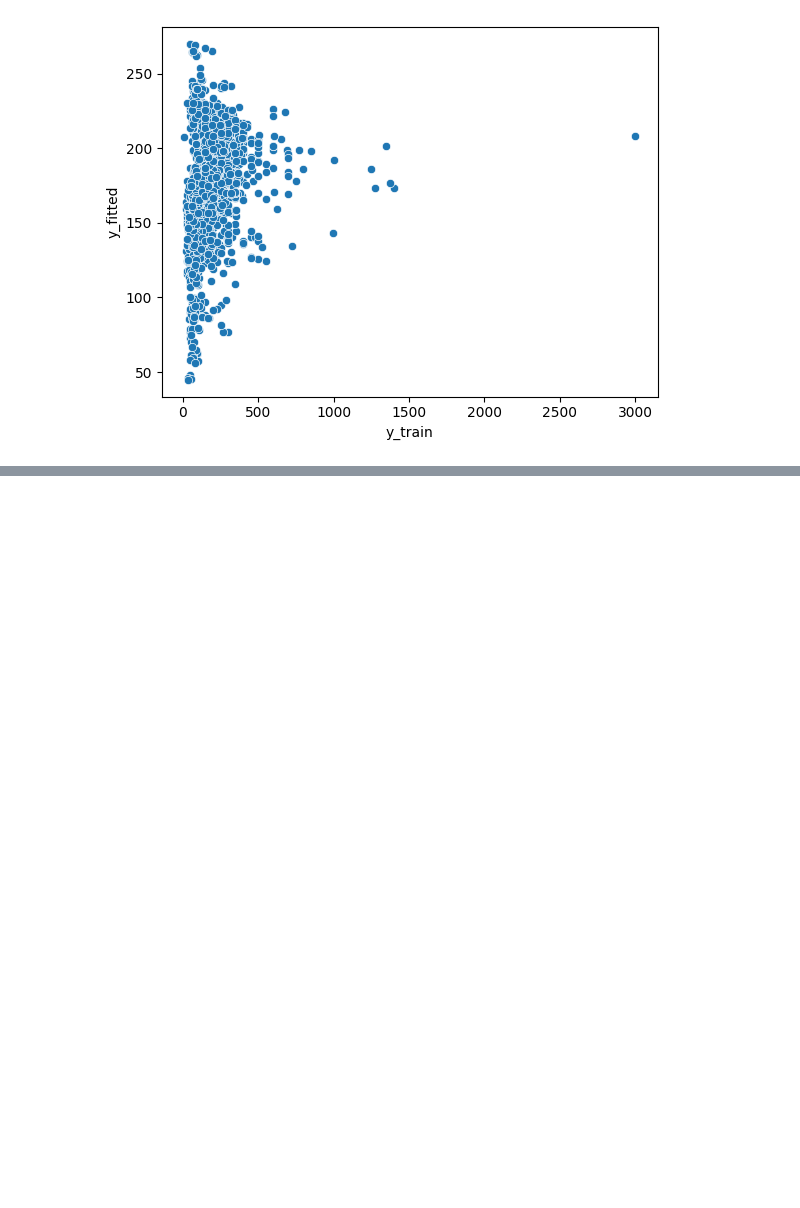
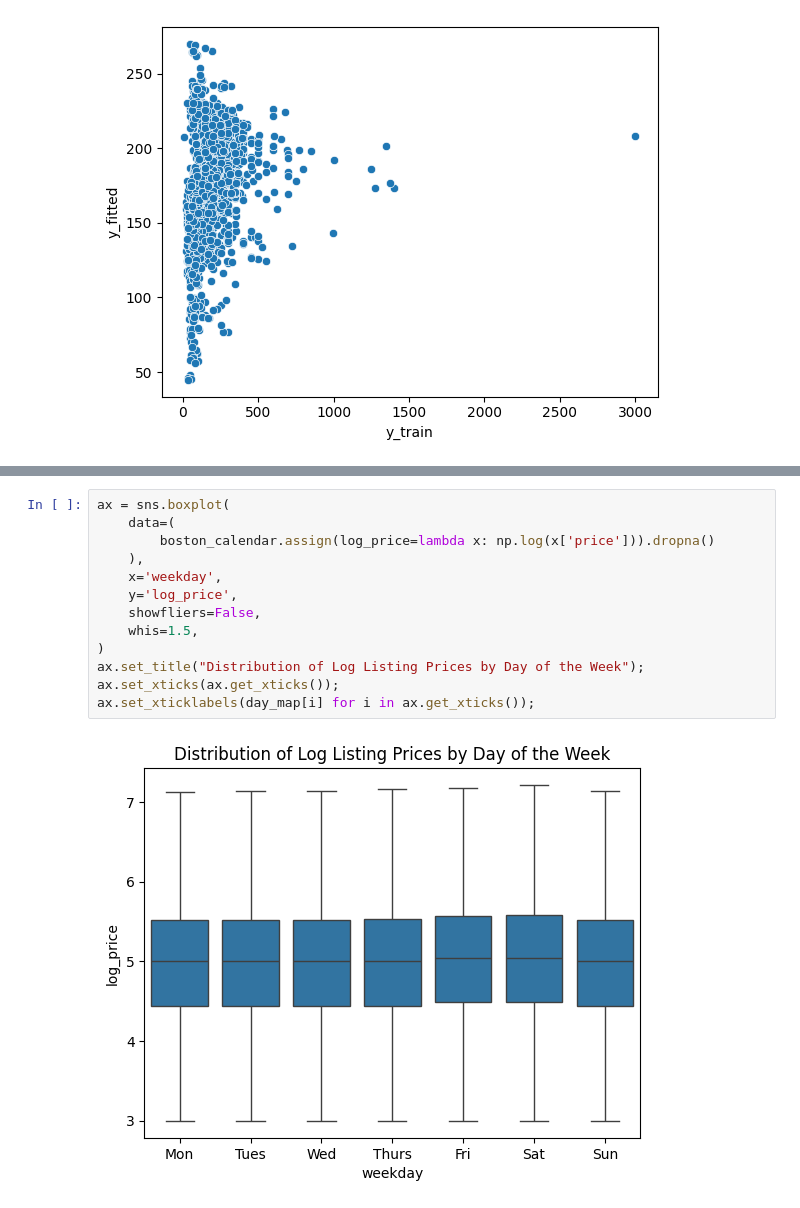
Before and after one commit to justinclarkhome/UdacityDataScienceProject1, a Jupyter notebook: Project1.ipynb, the cells around one changed output, grey strips where cells are left out. Drawn from its saved outputs; the diff is of its cells as text; blank space fills up the shorter version.

```diff
--- a/Project1.ipynb
+++ b/Project1.ipynb
@@ -385,0 +467,15 @@ sns.boxplot(
+# %%
+ax = sns.boxplot(
+    data=(
+        boston_calendar.assign(log_price=lambda x: np.log(x['price'])).dropna()
+    ),
+    x='weekday',
+    y='log_price',
+    showfliers=False,
+    whis=1.5,
+)
+ax.set_title("Distribution of Log Listing Prices by Day of the Week");
+ax.set_xticks(ax.get_xticks());
+ax.set_xticklabels(day_map[i] for i in ax.get_xticks());
+# %% [output]
+[figure, added]
```
Also changed, not shown: parts of 20 cells of this notebook.
